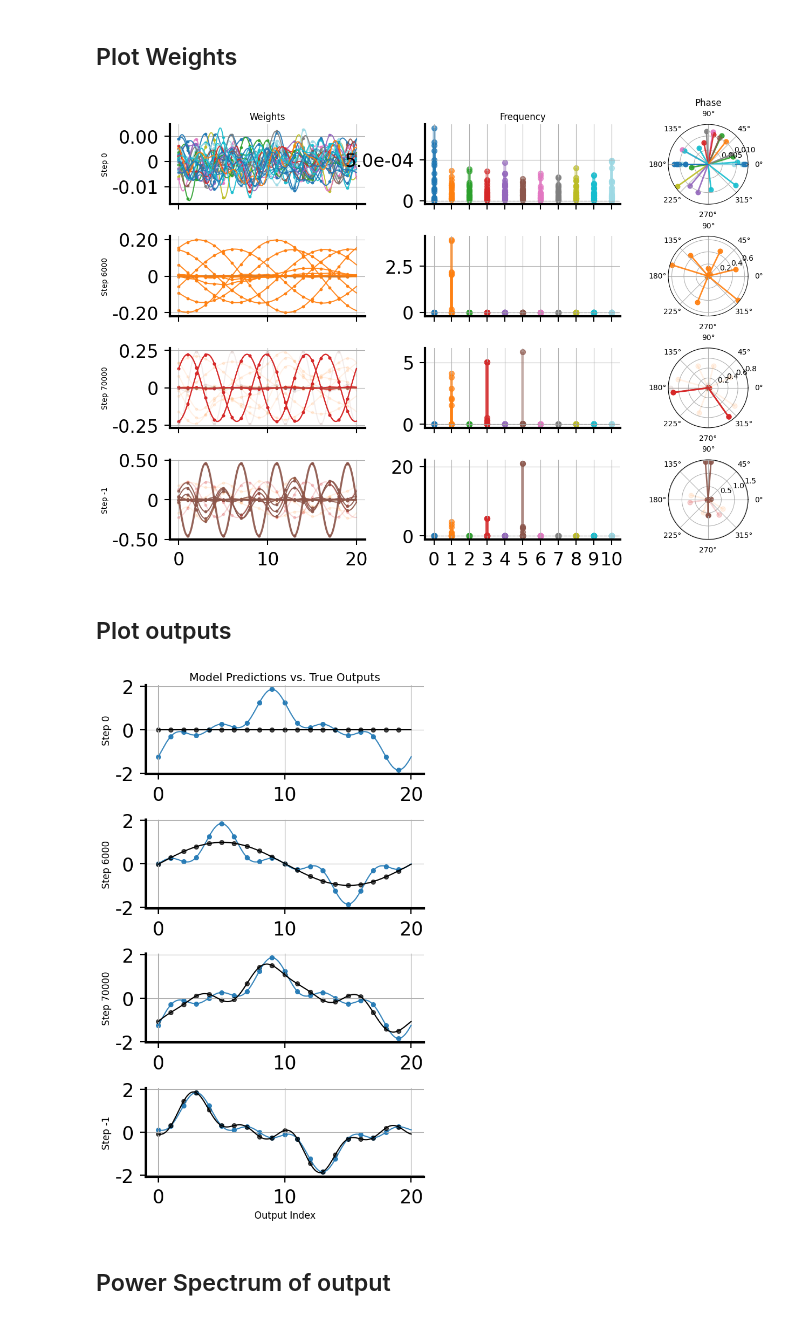
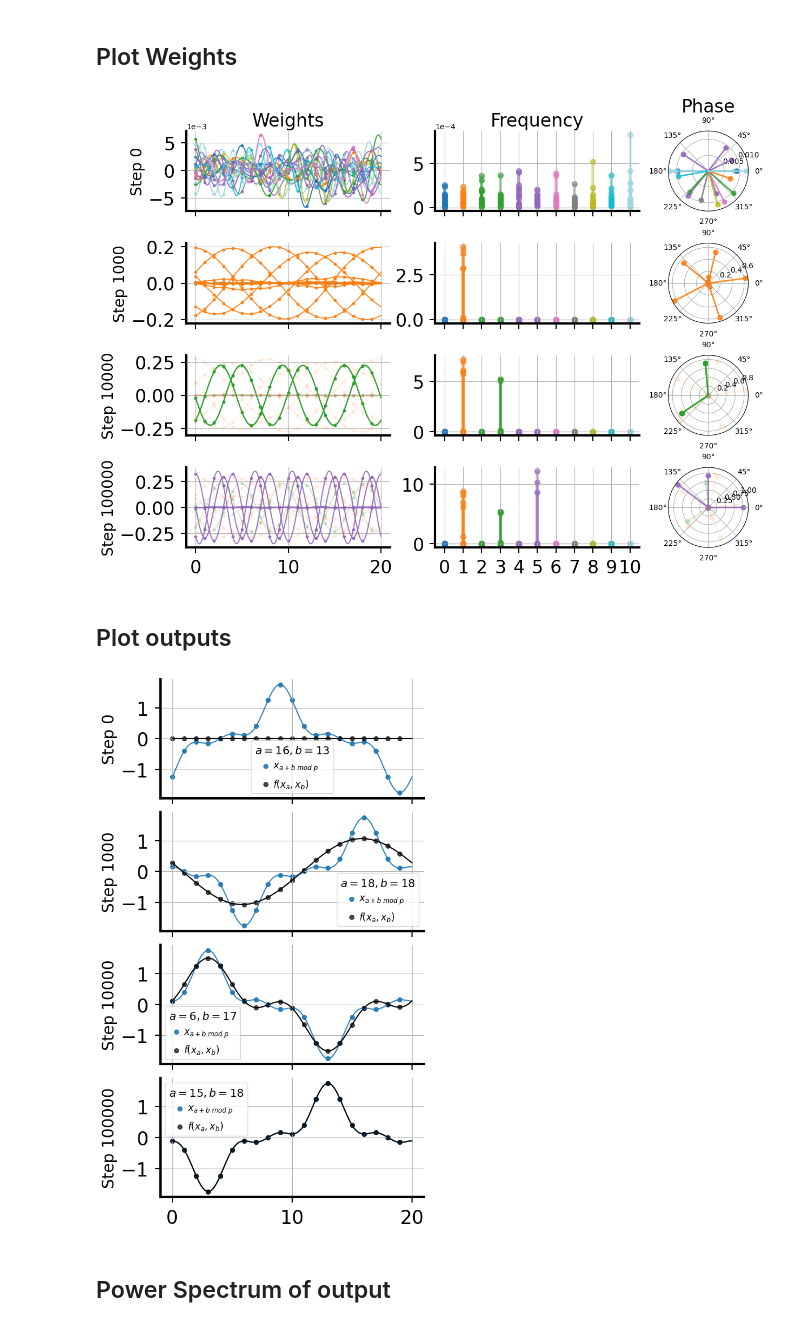
Before and after one commit to danielkunin/alternating-gradient-flows, a Jupyter notebook: modular arithmetic.ipynb, the cells around one changed output. Saved outputs shown, nothing was run; the diff lists cells and outputs as text; code cells hidden in the pictures.

Commit message:
figure adjustments

```diff
--- a/modular arithmetic.ipynb
+++ b/modular arithmetic.ipynb
@@ -188,17 +188,24 @@ def smart_tick_formatter(x, pos):
         return f"{x:.2f}"
 
 def style_axes(ax, numyticks=5, numxticks=5):
-    formatter = FuncFormatter(smart_tick_formatter)
+    # formatter = FuncFormatter(smart_tick_formatter)
 
     ax.tick_params(axis="y", which="both", bottom=True, top=False,
                    labelbottom=True, left=True, right=False,
                    labelleft=True, direction='out', length=7, width=1.5, pad=8, labelsize=24)
-    ax.yaxis.set_major_formatter(formatter)
+    # ax.yaxis.set_major_formatter(formatter)
 
     ax.tick_params(axis="x", which="both", bottom=True, top=False,
                    labelbottom=True, left=True, right=False,
                    labelleft=True, direction='out', length=7, width=1.5, pad=8, labelsize=24)
-    ax.xaxis.set_major_formatter(formatter)
+    # ax.xaxis.set_major_formatter(formatter)
+
+
+    if ax.get_yscale() == 'linear':
+        ax.ticklabel_format(style='sci', axis='y', scilimits=(-2, 2))
+
+    if ax.get_xscale() == 'linear':
+        ax.ticklabel_format(style='sci', axis='x', scilimits=(-2, 2))
 
     ax.xaxis.offsetText.set_fontsize(20)
     ax.grid()
@@ -285,18 +292,18 @@ dataloader = DataLoader(dataset, batch_size=len(dataset), shuffle=False)
 # dataloader = DataLoader(dataset, batch_size=32, shuffle=False)
 
 # Initialize model
-hidden_size = 6 * 5
+hidden_size = 6 * 3
 model = TwoLayerNet(p=p, hidden_size=hidden_size, nonlinearity='square', init_scale=1e-2, output_scale=1e0)
 
 # Create loss function
 loss = nn.MSELoss()
 
 # Construct optimizer
-lr, mom = 0.05, 0.0
+lr, mom = 0.05, 0.9
 optimizer = optim.SGD(model.parameters(), lr=lr, momentum=mom)
 # optimizer = optim.Adam(model.parameters(), lr=0.001, betas=(0.9, 0.999))
 
 # Train the model
-epochs = 100000
+epochs = 100001
 loss_history, accuracy_history, param_history = train(model, dataloader, loss, optimizer, epochs=epochs, verbose_interval=epochs//10)
 # %% [output]
@@ -377,14 +384,14 @@ import matplotlib.gridspec as gridspec
 
 # Steps and corresponding highlighted frequencies
 
-steps = [0, 6000, 70000, -1]
+steps = [0, 1000, 10000, epochs-1]
 highlight_freqs_list = [[], [1], [3], [5]]
 
 num_rows, num_cols = len(steps), 3
 
 # Use gridspec to control layout
 fig = plt.figure(figsize=(20, 10), constrained_layout=True)
-gs = gridspec.GridSpec(num_rows, num_cols, width_ratios=[1.2, 1.2, 2.0], wspace=0.25, hspace=0.4)
+gs = gridspec.GridSpec(num_rows, num_cols, width_ratios=[1.2, 1.2, 2.0], wspace=0.18, hspace=0.4)
 axes = np.empty((num_rows, num_cols), dtype=object)
 
 # Create axes
@@ -406,7 +413,15 @@ for row, index in enumerate(steps):
     if num_freqs is None:
         num_freqs = p // 2 + 1
         cmap = plt.colormaps.get_cmap('tab20').resampled(num_freqs)
-        freq_colors = [cmap(i) for i in range(num_freqs)]
+        colors = [cmap(i) for i in range(num_freqs)]
+        manual_colors = {
+            0: 'tab:blue',
+            1: 'tab:orange',
+            3: 'tab:green',
+            5: 'tab:purple',
+        }
+        freq_colors = [manual_colors.get(i, cmap(i)) for i in range(num_freqs)]
+
 
     # === Column 1: Weights ===
     ax = axes[row, 0]
@@ -420,8 +435,8 @@ for row, index in enumerate(steps):
         x = np.linspace(0, p - 1, 500)
         interpolate(ax, w, color=color, continuous=True, alpha=alpha)
         ax.scatter(np.arange(p), w, color=color, s=10, alpha=alpha)
-    if row == 0: ax.set_title("Weights")
-    ax.set_ylabel(f"Step {index}")
+    if row == 0: ax.set_title("Weights", fontsize=24)
+    ax.set_ylabel(f"Step {index}",  fontsize=20)
     style_axes(ax)
     if row < num_rows - 1:
         ax.tick_params(labelbottom=False)
@@ -439,7 +454,7 @@ for row, index in enumerate(steps):
     ax.axhline(0, color='gray', linewidth=1, linestyle='--', alpha=0.4)
     ax.set_xlim(-0.5, len(power) - 0.5)
     ax.set_xticks(np.arange(len(power)))
-    if row == 0: ax.set_title("Frequency")
+    if row == 0: ax.set_title("Frequency", fontsize=24)
     style_axes(ax)
     if row < num_rows - 1:
         ax.tick_params(labelbottom=False)
@@ -457,59 +472,68 @@ for row, index in enumerate(steps):
         alpha = 0.9 if not highlight_freqs or dom_idx in highlight_freqs else 0.1
         ax.plot([phase, phase], [0, norm], color=color, linewidth=2, alpha=alpha)
         ax.scatter(phase, norm, color=color, s=40, alpha=alpha)
-    if row == 0: ax.set_title("Phase")
+    if row == 0: ax.set_title("Phase", fontsize=24)
 
 # Shift polar plots left to reduce whitespace
 for row in range(num_rows):
     ax = axes[row, 2]
     pos = ax.get_position()
-    ax.set_position([pos.x0 - 0.125, pos.y0, pos.width, pos.height])
+    ax.set_position([pos.x0 - 0.135, pos.y0 - 0.1, pos.width, pos.height])
 
 plt.savefig("W-weights.pdf", bbox_inches='tight')
 # %% [output]
-[figure, old version]
+[figure, new version]
 # %% [markdown]
 ## Plot outputs
 # %%
 import matplotlib.pyplot as plt
 
 # Choose time steps to visualize
-steps_to_show = [0, 6000, 70000, -1]
+steps_to_show = [0, 1000, 10000, epochs-1]
 num_samples = 1  # how many examples to plot per row
 p = Y_tensor.shape[1]
 x = np.arange(p)
 
 fig, axes = plt.subplots(len(steps_to_show), 1, figsize=(6, 10), sharex=True)
 
 for row, step in enumerate(steps_to_show):
     # Load weights at this step
     model.load_state_dict(param_history[step])
     model.eval()
 
     indices = np.random.choice(len(Y_tensor), size=num_samples, replace=False)
     with torch.no_grad():
         preds = model(X_tensor[indices]).detach().cpu().numpy()
         truths = Y_tensor[indices].detach().cpu().numpy()
 
     ax = axes[row]
-    for i in range(num_samples):
+    for i, idx in enumerate(indices):
+        a = idx // p
+        b = idx % p
+        label_true = r"$x_{a + b \; mod \; p}$"
+        label_pred = r"$f(x_a, x_b)$"
+
         # Plot ground truth
         interpolate(ax, truths[i], color=f"C{i}", alpha=0.9, continuous=True)
-        ax.scatter(x, truths[i], color=f"C{i}", s=30, alpha=0.9, label=f"True {i}")
+        ax.scatter(x, truths[i], color=f"C{i}", s=30, alpha=0.9, label=label_true)
 
         # Plot prediction
         interpolate(ax, preds[i], color='k', alpha=1.0, continuous=True)
-        ax.scatter(x, preds[i], color='k', s=30, alpha=0.7, label=f"Pred {i}")
+        ax.scatter(x, preds[i], color='k', s=30, alpha=0.7, label=label_pred)
 
     style_axes(ax)
-    ax.set_ylabel(f"Step {step}", fontsize=12)
-    if row == 0:
-        ax.set_title("Model Predictions vs. True Outputs", fontsize=14)
+    ax.set_ylabel(f"Step {step}", fontsize=20)
 
-axes[-1].set_xlabel("Output Index", fontsize=12)
+    # Only bottom row gets x-ticks
+    if row < len(steps_to_show) - 1:
+        ax.tick_params(labelbottom=False)
+
+    ax.legend(loc='best', fontsize=12, title=fr"$a = {a}, b = {b}$", handlelength=0, title_fontsize=14)#, frameon=False)
+
+# axes[-1].set_xlabel("Output Index", fontsize=20)
 plt.tight_layout()
 plt.savefig("predictions.pdf", bbox_inches='tight')
 # %% [output]
-[figure, old version]
+[figure, new version]
 # %% [markdown]
 ## Power Spectrum of output
```
Also changed, not shown: parts of 6 cells of this notebook.
